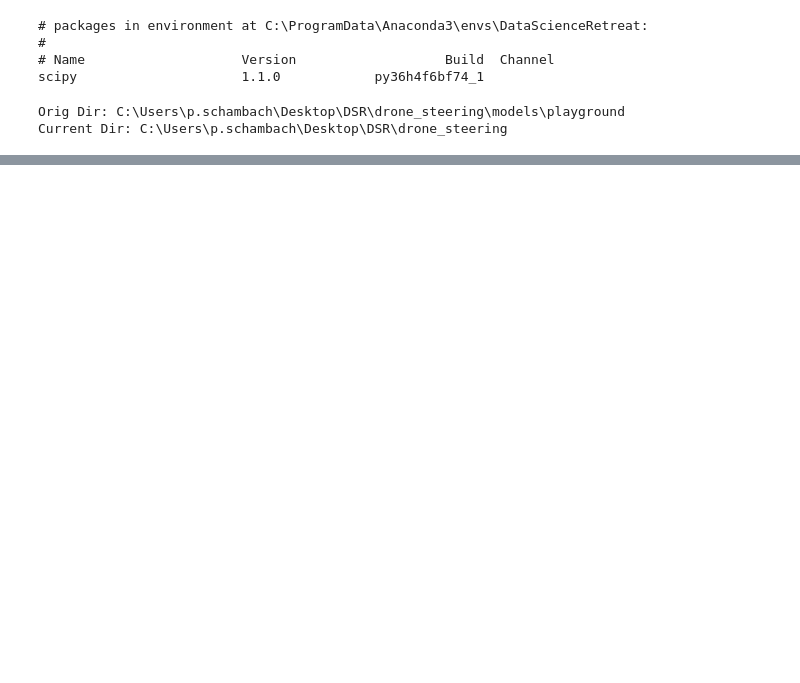
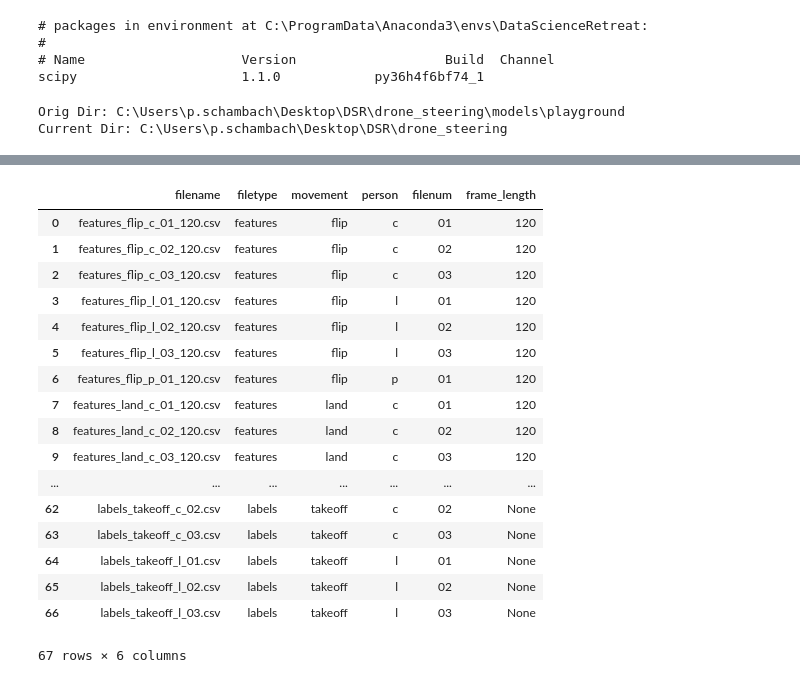
Before and after one commit to chriswegmann/drone_steering, a Jupyter notebook: models/playground/Interpolation.ipynb, the cells around one changed output, grey strips where cells are left out. Drawn from its saved outputs; the diff is of its cells as text; code cells hidden in the pictures; blank space fills up the shorter version.

```diff
--- a/models/playground/Interpolation.ipynb
+++ b/models/playground/Interpolation.ipynb
@@ -43,0 +54,25 @@ New DataFrame Shape: (1721, 17)
+# %%
+from app_local.module import DataEnsembler
+de = DataEnsembler()
+
+de.investigate_available_datafiles(data_dir='data/gesture/')
+de.data_source_df
+# %% [output]
+|  | filename | filetype | movement | person | filenum | frame_length |
+| 0 | features_flip_c_01_120.csv | features | flip | c | 01 | 120 |
+| 1 | features_flip_c_02_120.csv | features | flip | c | 02 | 120 |
+| 2 | features_flip_c_03_120.csv | features | flip | c | 03 | 120 |
+| 3 | features_flip_l_01_120.csv | features | flip | l | 01 | 120 |
+| 4 | features_flip_l_02_120.csv | features | flip | l | 02 | 120 |
+| 5 | features_flip_l_03_120.csv | features | flip | l | 03 | 120 |
+| 6 | features_flip_p_01_120.csv | features | flip | p | 01 | 120 |
+| 7 | features_land_c_01_120.csv | features | land | c | 01 | 120 |
+| 8 | features_land_c_02_120.csv | features | land | c | 02 | 120 |
+| 9 | features_land_c_03_120.csv | features | land | c | 03 | 120 |
+| ... | ... | ... | ... | ... | ... | ... |
+| 62 | labels_takeoff_c_02.csv | labels | takeoff | c | 02 | None |
+| 63 | labels_takeoff_c_03.csv | labels | takeoff | c | 03 | None |
+| 64 | labels_takeoff_l_01.csv | labels | takeoff | l | 01 | None |
+| 65 | labels_takeoff_l_02.csv | labels | takeoff | l | 02 | None |
+| 66 | labels_takeoff_l_03.csv | labels | takeoff | l | 03 | None |
+67 rows × 6 columns
```
Also changed, not shown: parts of 6 cells of this notebook, 2 other files.
